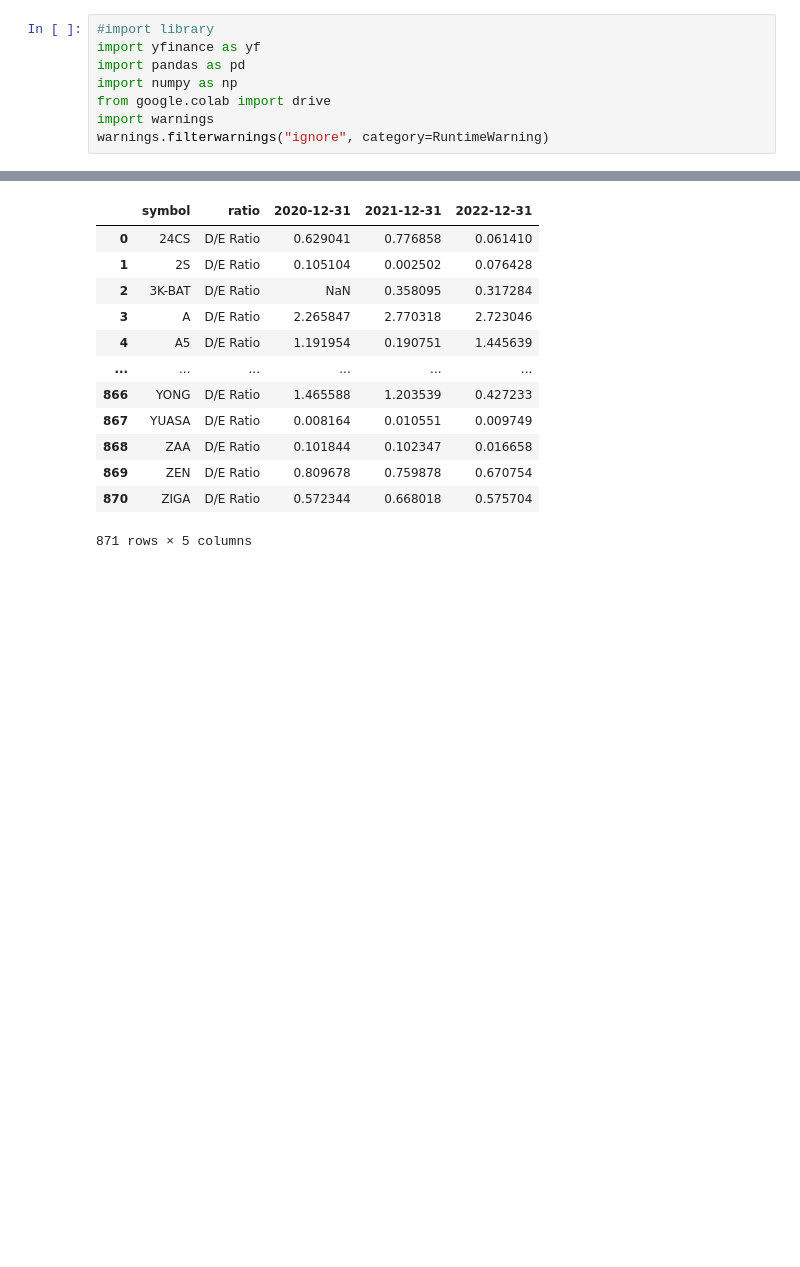
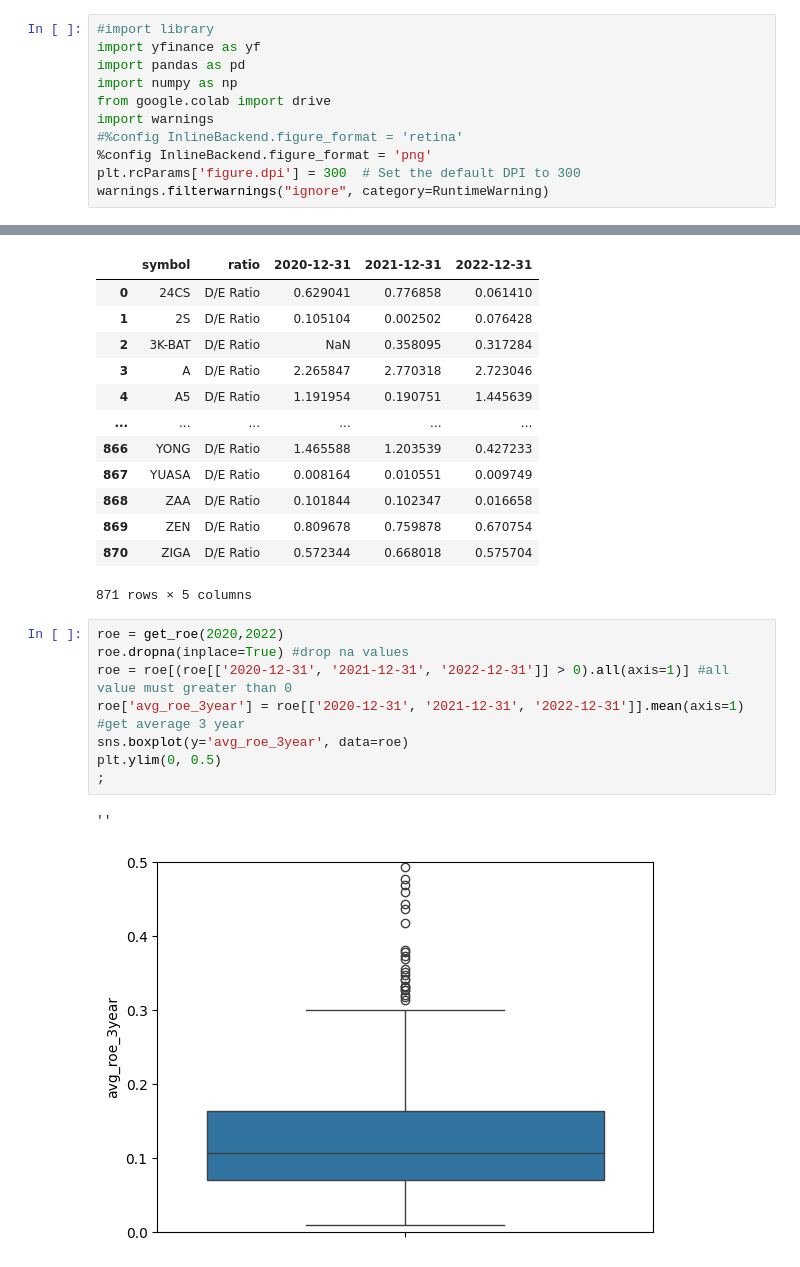
Before and after one commit to suparuek2405/Stock-screening-with-python, a Jupyter notebook: Group_assignment_Tacocat_set_yfinance.ipynb, the cells around one changed output, grey strips where cells are left out. Saved outputs shown, nothing was run; the diff lists cells and outputs as text; blank space fills up the shorter version.

```diff
--- a/Group_assignment_Tacocat_set_yfinance.ipynb
+++ b/Group_assignment_Tacocat_set_yfinance.ipynb
@@ -12,6 +12,9 @@ import pandas as pd
 import numpy as np
 from google.colab import drive
 import warnings
+#%config InlineBackend.figure_format = 'retina'
+%config InlineBackend.figure_format = 'png'
+plt.rcParams['figure.dpi'] = 300  # Set the default DPI to 300
 warnings.filterwarnings("ignore", category=RuntimeWarning)
 # %%
 #Function for get data from yfinance
@@ -670,3 +660,14 @@ get_de(2020,2022)
 | 869 | ZEN | D/E Ratio | 0.809678 | 0.759878 | 0.670754 |
 | 870 | ZIGA | D/E Ratio | 0.572344 | 0.668018 | 0.575704 |
 871 rows × 5 columns
+# %%
+roe = get_roe(2020,2022)
+roe.dropna(inplace=True) #drop na values
+roe = roe[(roe[['2020-12-31', '2021-12-31', '2022-12-31']] > 0).all(axis=1)] #all value must greater than 0
+roe['avg_roe_3year'] = roe[['2020-12-31', '2021-12-31', '2022-12-31']].mean(axis=1) #get average 3 year
+sns.boxplot(y='avg_roe_3year', data=roe)
+plt.ylim(0, 0.5)
+;
+# %% [output]
+''
+[figure, added]
```
Also changed, not shown: parts of 9 cells of this notebook.
